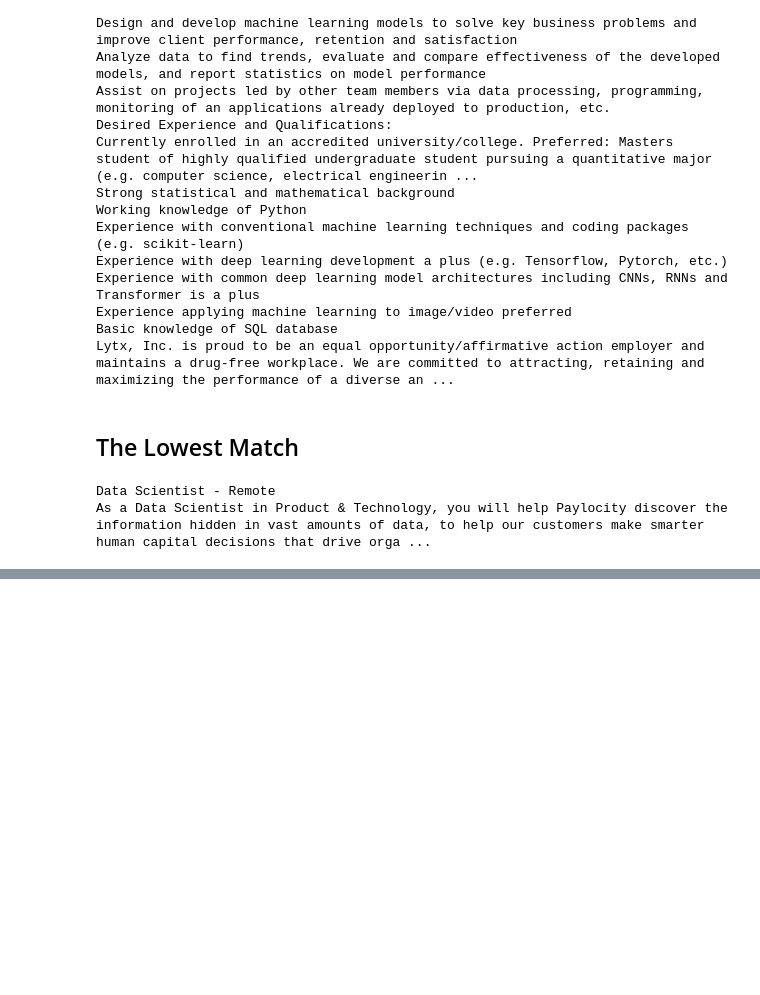
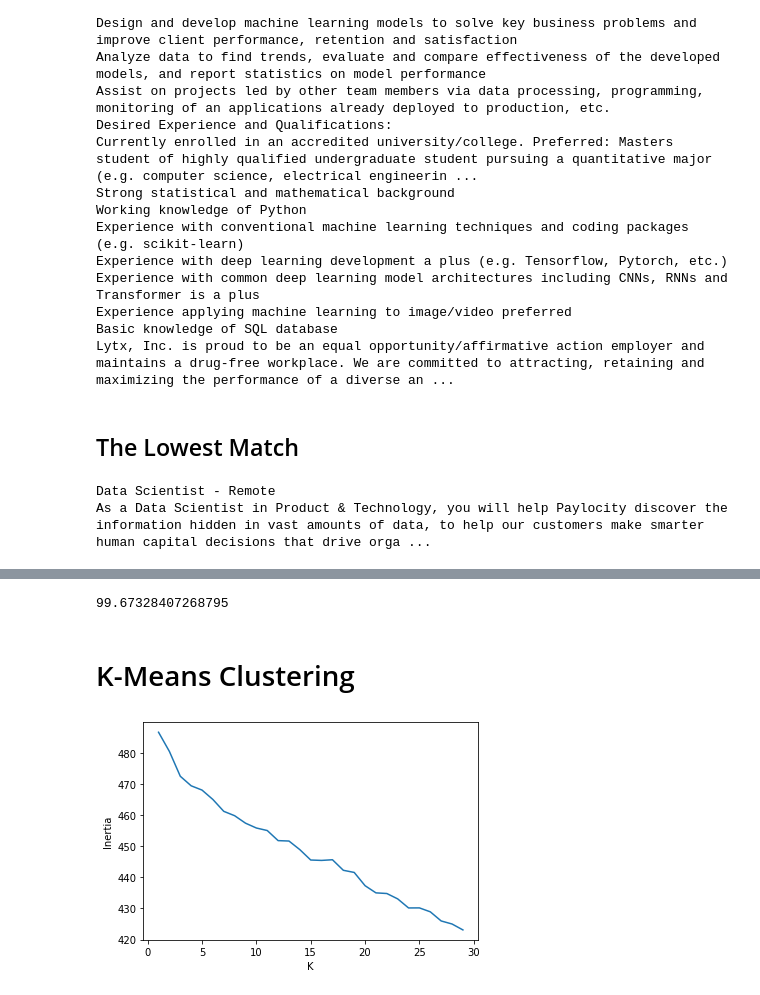
Before and after one commit to ambreen2006/nlp_job_postings, a Jupyter notebook: ML_Pipeline.ipynb, the cells around one changed output, grey strips where cells are left out. Drawn from its saved outputs; the diff is of its cells as text; code cells hidden in the pictures; blank space fills up the shorter version.

Commit message:
Clustering postings based on bullets

```diff
--- a/ML_Pipeline.ipynb
+++ b/ML_Pipeline.ipynb
@@ -267,0 +277,5 @@ As a Data Scientist in Product & Technology, you will help Paylocity discover th
+# %%
+svd_object = TruncatedSVD(n_components=450)
+# %%
+svd_transformed_data = svd_object.fit_transform(tfidf_matrix[1:])
+normalized_tfidf = normalize(svd_transformed_data)
@@ -267,0 +288,6 @@ As a Data Scientist in Product & Technology, you will help Paylocity discover th
+# %%
+np.sum(percent_variance_coverages)
+# %% [output]
+99.67328407268795
+# %% [markdown]
+# K-Means Clustering
@@ -267,0 +296,10 @@ As a Data Scientist in Product & Technology, you will help Paylocity discover th
+# %%
+k_values = range(1, 30)
+inertia_values = [KMeans(k).fit(normalized_tfidf).inertia_ for k in k_values]
+# %%
+plt.plot(k_values, inertia_values)
+plt.xlabel('K')
+plt.ylabel('Inertia')
+plt.show()
+# %% [output]
+[figure, added]
```
Also changed, not shown: parts of 17 cells of this notebook.
